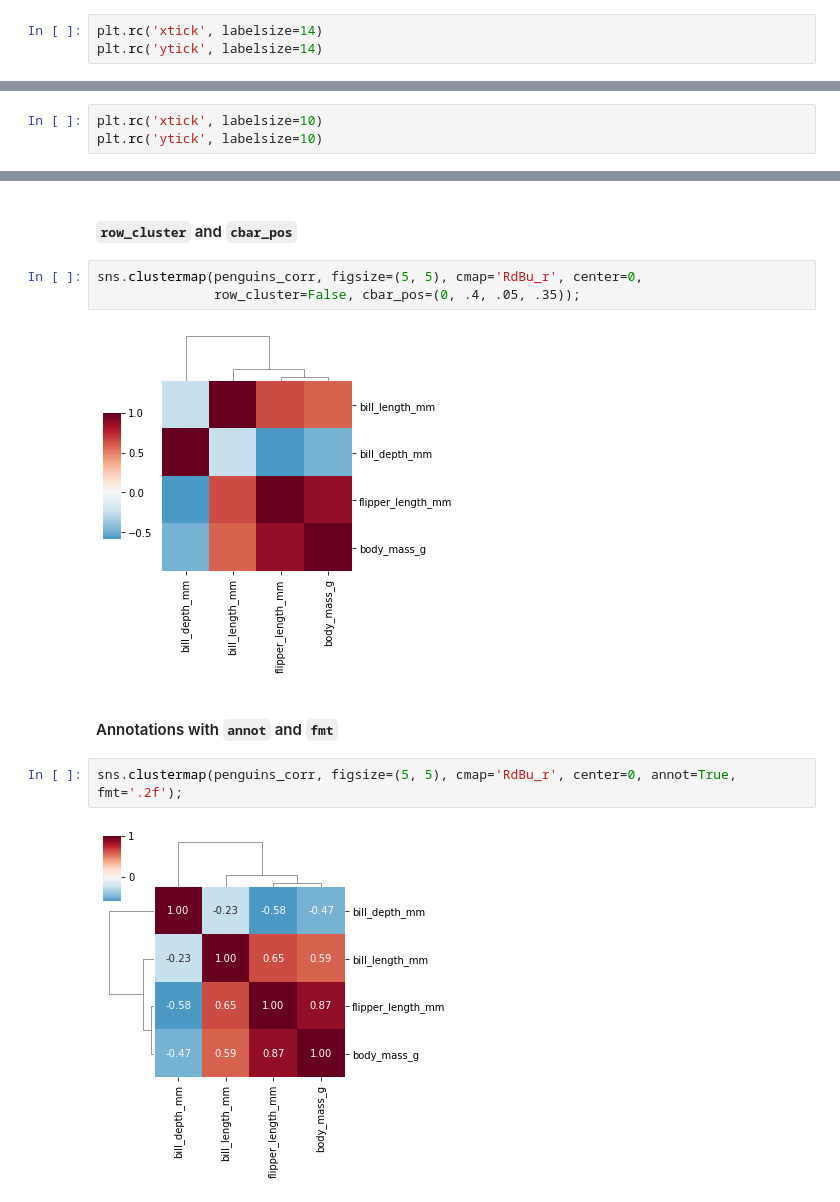
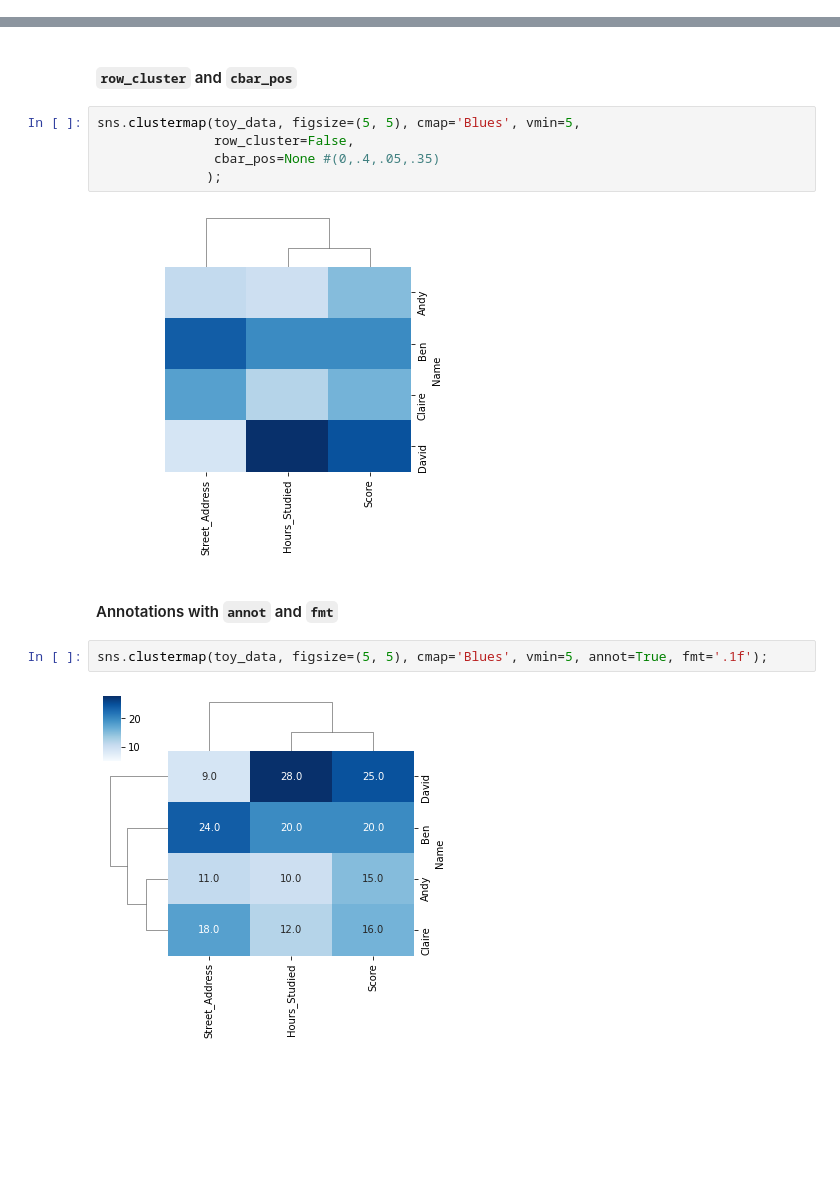
Before and after one commit to kimfetti/Videos, a Jupyter notebook: Seaborn/22_clustermap.ipynb, the cells around one changed output, grey strips where cells are left out. Drawn from its saved outputs; the diff is of its cells as text; blank space fills up the shorter version.

```diff
--- a/Seaborn/22_clustermap.ipynb
+++ b/Seaborn/22_clustermap.ipynb
@@ -11,3 +8,0 @@ import pandas as pd
-# %%
-plt.rc('xtick', labelsize=14)
-plt.rc('ytick', labelsize=14)
@@ -118,6 +9,3 @@ plt.savefig('11heatmap_example_withannot.svg')
-# %%
-plt.rc('xtick', labelsize=10)
-plt.rc('ytick', labelsize=10)
 # %% [markdown]
 ## Basics - Toy Example
 # %%
@@ -253,13 +124,15 @@ sns.clustermap(penguins_corr, figsize=(5, 5), cmap='RdBu_r', center=0);
 # %% [markdown]
 #### `row_cluster` and `cbar_pos`
 # %%
-sns.clustermap(penguins_corr, figsize=(5, 5), cmap='RdBu_r', center=0,
-               row_cluster=False, cbar_pos=(0, .4, .05, .35));
+sns.clustermap(toy_data, figsize=(5, 5), cmap='Blues', vmin=5,
+               row_cluster=False,
+               cbar_pos=None #(0,.4,.05,.35)
+              );
 # %% [output]
-[figure, old version]
+[figure, new version]
 # %% [markdown]
 #### Annotations with `annot` and `fmt`
 # %%
-sns.clustermap(penguins_corr, figsize=(5, 5), cmap='RdBu_r', center=0, annot=True, fmt='.2f');
+sns.clustermap(toy_data, figsize=(5, 5), cmap='Blues', vmin=5, annot=True, fmt='.1f');
 # %% [output]
-[figure, old version]
+[figure, new version]
```
Also changed, not shown: parts of 31 cells of this notebook.
